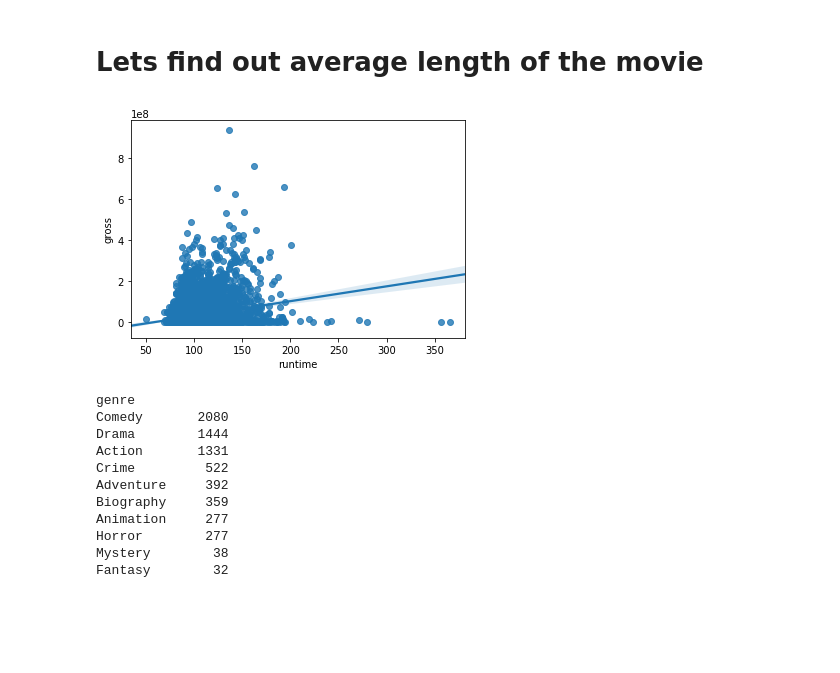
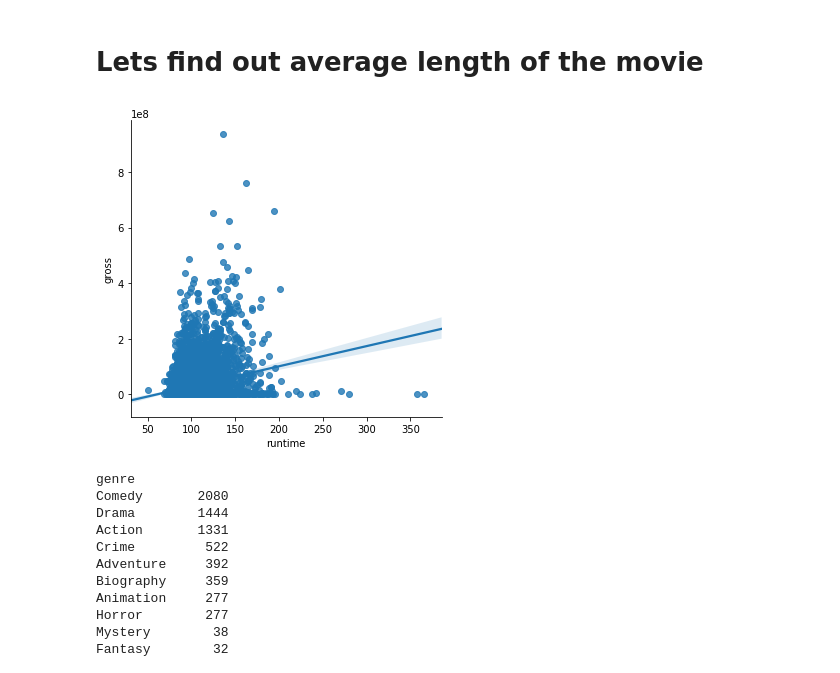
Before and after one commit to KanwalArora029/dsc-mod-1-project-v2-1-online-ds-pt-120919, a Jupyter notebook: student.ipynb, the cells around one changed output. Drawn from its saved outputs; the diff is of its cells as text; code cells hidden in the pictures; blank space fills up the shorter version.

```diff
--- a/student.ipynb
+++ b/student.ipynb
@@ -75,9 +75,9 @@ Name: budget, Length: 6820, dtype: int64
 # %% [markdown]
 # Lets find out average length of the movie
 # %%
-ax = sns.regplot(x = 'runtime',y = 'gross', data = df_movies )
+ax = sns.lmplot(x = 'runtime',y = 'gross', data = df_movies )
 # %% [output]
-[figure, old version]
+[figure, new version]
 # %%
 # Find out the movie count of each genre
 genre_count = pd.crosstab(index=df_movies['genre'], columns='count')
```
Also changed, not shown: parts of 5 cells of this notebook, 2 other files.
